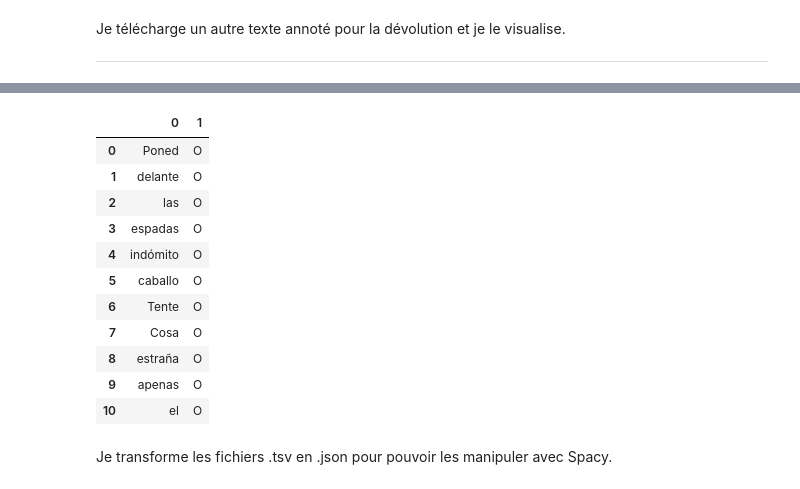
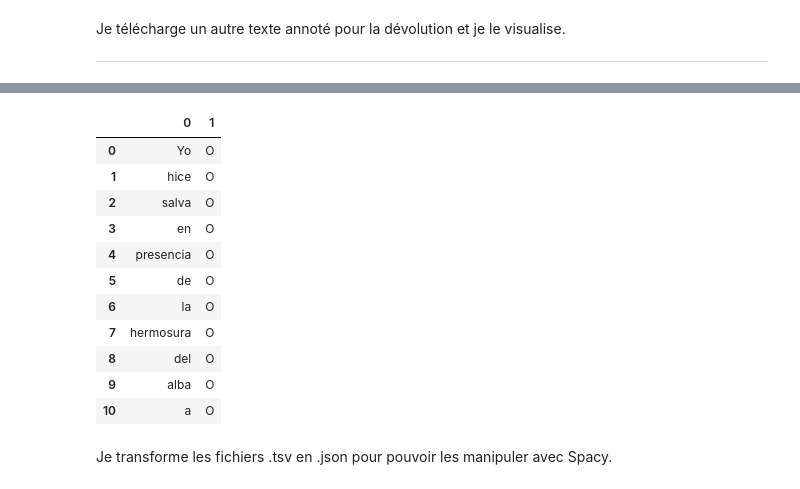
Before and after one commit to MiguelBetti/Cartographie_memoire, a Jupyter notebook: CartographieLope_2.ipynb, the cells around one changed output, grey strips where cells are left out. Drawn from its saved outputs; the diff is of its cells as text; code cells hidden in the pictures.

```diff
--- a/CartographieLope_2.ipynb
+++ b/CartographieLope_2.ipynb
@@ -145,18 +111,18 @@ LOPE_SORTIJAOLVIDO. 100%[===================>] 105.46K  --.-KB/s    in 0.02s
 # %%
-df = pd.read_csv('/content/training_data/LOPE_OCASIONPERDIDA.tsv', sep="\t", header=None)
+df = pd.read_csv('/content/training_data/LOPE_testdev.tsv', sep="\t", header=None)
 df.head(11)
 # %% [output]
 |  | 0 | 1 |
-| 0 | Poned | O |
-| 1 | delante | O |
-| 2 | las | O |
-| 3 | espadas | O |
-| 4 | indómito | O |
-| 5 | caballo | O |
-| 6 | Tente | O |
-| 7 | Cosa | O |
-| 8 | estraña | O |
-| 9 | apenas | O |
-| 10 | el | O |
+| 0 | Yo | O |
+| 1 | hice | O |
+| 2 | salva | O |
+| 3 | en | O |
+| 4 | presencia | O |
+| 5 | de | O |
+| 6 | la | O |
+| 7 | hermosura | O |
+| 8 | del | O |
+| 9 | alba | O |
+| 10 | a | O |
 # %% [markdown]
 Je transforme les fichiers .tsv en .json pour pouvoir les manipuler avec Spacy.
```
Also changed, not shown: parts of 27 cells of this notebook.
